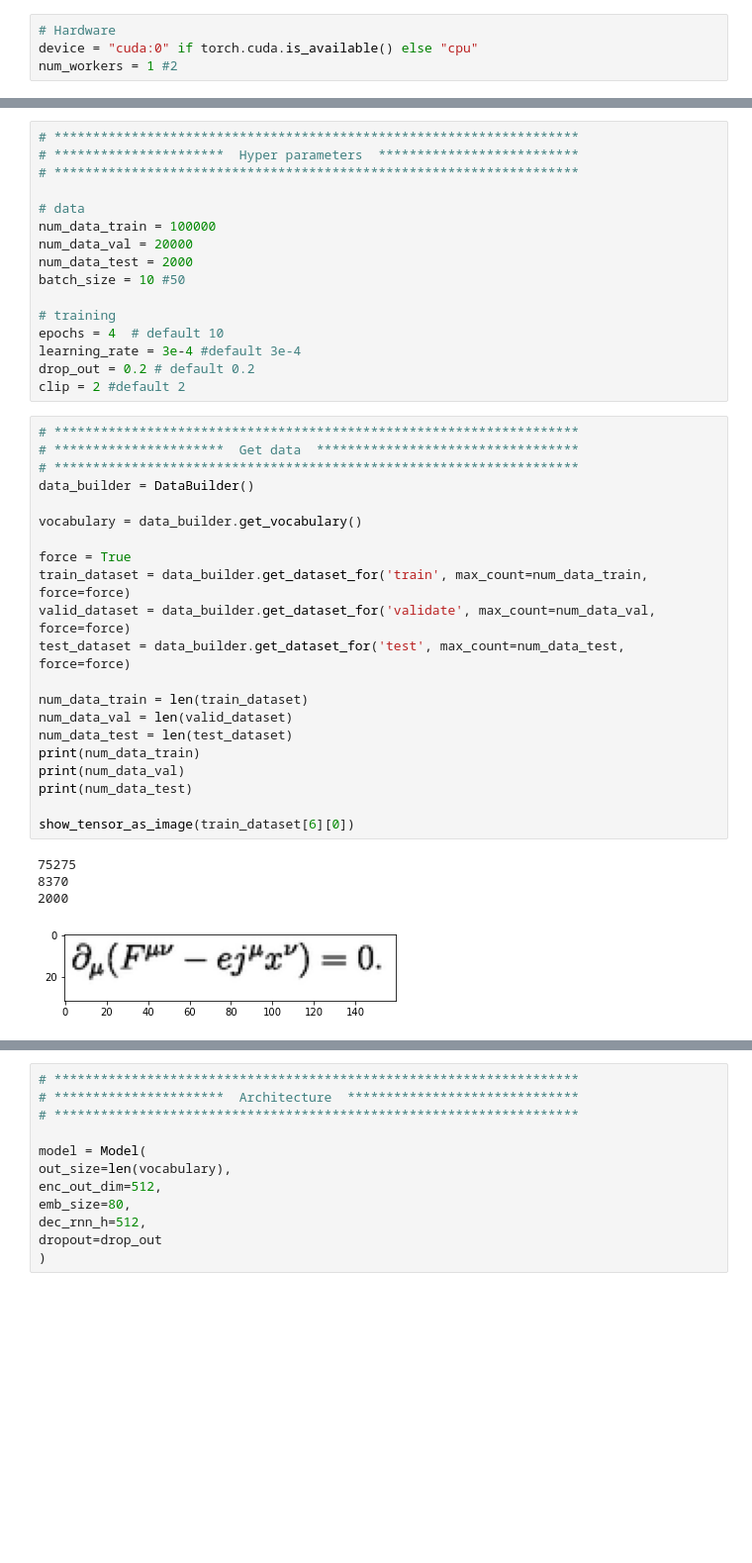
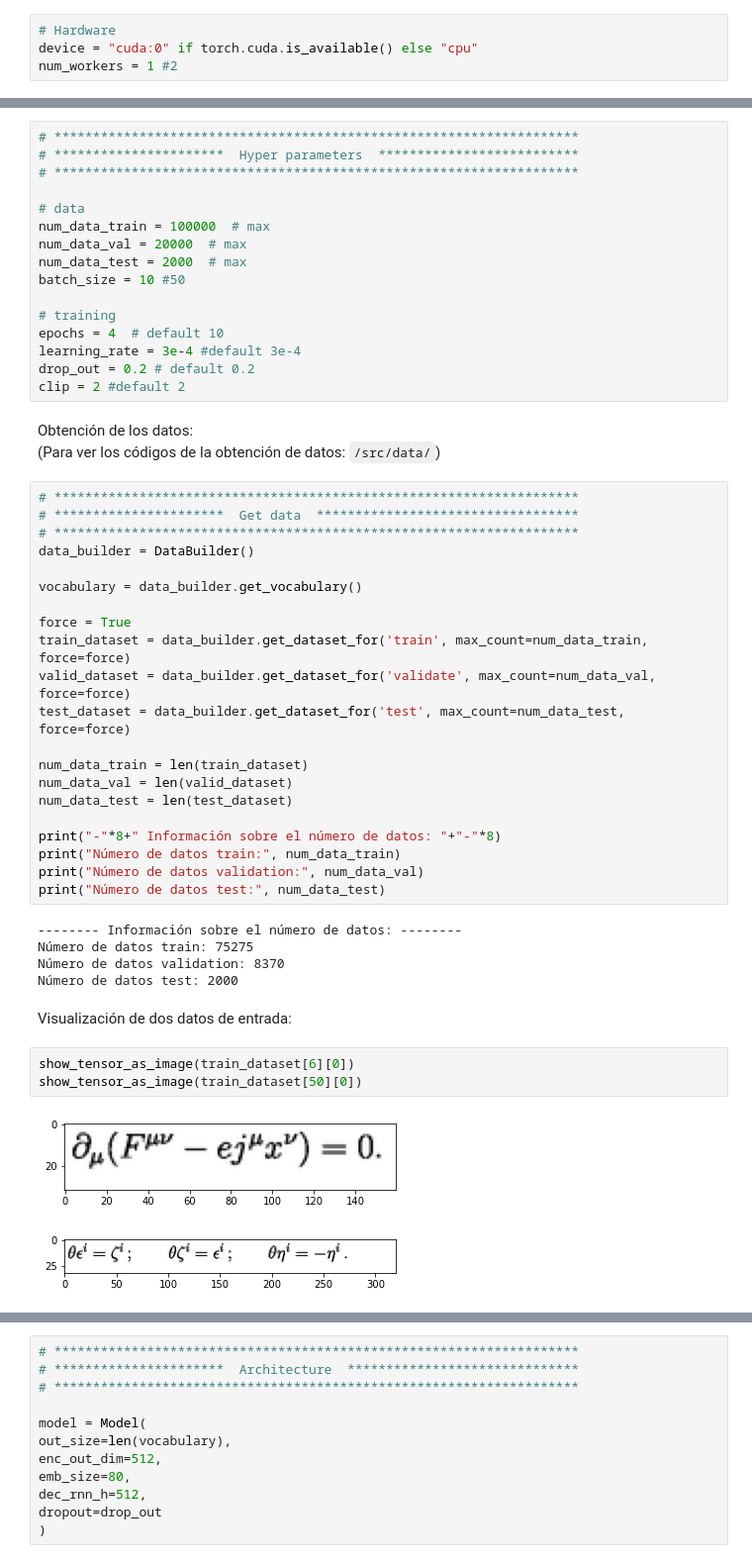
Before and after one commit to cpozos/LatexParser, a Jupyter notebook: src/Untitled.ipynb, the cells around one changed output, grey strips where cells are left out. Shown: that part at 99% size. Drawn from its saved outputs; the diff is of its cells as text; blank space fills up the shorter version.

```diff
--- a/src/Untitled.ipynb
+++ b/src/Untitled.ipynb
@@ -89,9 +91,9 @@ num_workers = 1 #2
 # ********************************************************************
 
 # data
-num_data_train = 100000
-num_data_val = 20000
-num_data_test = 2000
+num_data_train = 100000  # max
+num_data_val = 20000  # max
+num_data_test = 2000  # max
 batch_size = 10 #50
 
 # training
@@ -99,6 +101,9 @@ epochs = 4  # default 10
 learning_rate = 3e-4 #default 3e-4
 drop_out = 0.2 # default 0.2
 clip = 2 #default 2
+# %% [markdown]
+Obtención de los datos:
+(Para ver los códigos de la obtención de datos: `/src/data/`)
 # %%
 # ********************************************************************
 # **********************  Get data  **********************************
@@ -115,13 +120,21 @@ test_dataset = data_builder.get_dataset_for('test', max_count=num_data_test, for
 num_data_train = len(train_dataset)
 num_data_val = len(valid_dataset)
 num_data_test = len(test_dataset)
-print(num_data_train)
-print(num_data_val)
-print(num_data_test)
 
-show_tensor_as_image(train_dataset[6][0])
+print("-"*8+" Información sobre el número de datos: "+"-"*8)
+print("Número de datos train:", num_data_train)
+print("Número de datos validation:", num_data_val)
+print("Número de datos test:", num_data_test)
 # %% [output]
-75275
-8370
-2000
+-------- Información sobre el número de datos: --------
+Número de datos train: 75275
+Número de datos validation: 8370
+Número de datos test: 2000
-[figure, removed]
+# %% [markdown]
+Visualización de dos datos de entrada:
+# %%
+show_tensor_as_image(train_dataset[6][0])
+show_tensor_as_image(train_dataset[50][0])
+# %% [output]
+[figure, added]
+[figure, added]
```
Also changed, not shown: parts of 3 cells of this notebook.
